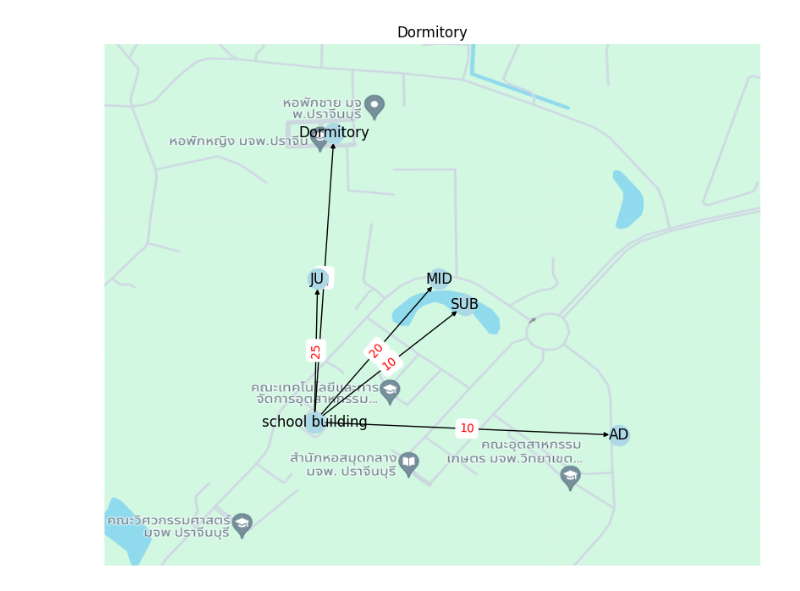
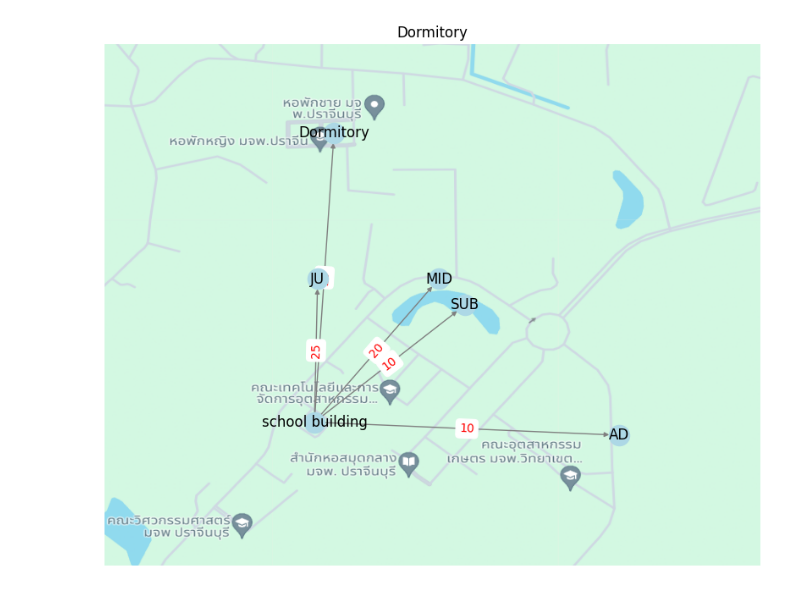
Before and after one commit to Feev004/Colab, a Jupyter notebook: Dormitory.ipynb, the cells around one changed output. Drawn from its saved outputs; the diff is of its cells as text; code cells hidden in the pictures.

```diff
--- a/Dormitory.ipynb
+++ b/Dormitory.ipynb
@@ -23,32 +23,32 @@ G.add_nodes_from(position)
 
 # Add weighted edges (distances)
 for (point1, point2), distance in distances.items():
     G.add_edge(point1, point2, weight=distance)
     # Note: Only add edge in one direction to keep it directed
 
 # Load the background image
 img = mpimg.imread('Dormitory.png')  # Replace 'Dormitory.jpg' with your image path
 
 # Define positions of the nodes manually to fit the image
 pos = {
     'school building': (-0.36, -0.45),  #(v,h)
     'AD': (0.57, -0.5),
     'Dormitory': (-0.3, 0.66),
     'MID': (0.02, 0.1),
     'JU': (-0.35, 0.1),
     'SUB': (0.1, 0)
 }
 
 # Create the plot
 plt.figure(figsize=(10, 8))
 
 # Display the image
 plt.imshow(img, extent=[-1, 1, -1, 1], aspect='auto')
 
 # Draw the graph
-nx.draw(G, pos, with_labels=True, node_color='lightblue', node_size=300, edge_color='black', arrowsize=8, connectionstyle='arc3, rad=0')
+nx.draw(G, pos, with_labels=True, node_color='lightblue', node_size=300, edge_color='grey', arrowsize=8, connectionstyle='arc3, rad=0')
 nx.draw_networkx_edge_labels(G, pos, edge_labels={(u, v): f'{d["weight"]}' for u, v, d in G.edges(data=True)}, font_color='red')
 plt.title("Dormitory")
 plt.show()
 # %% [output]
-[figure, old version]
+[figure, new version]
```
